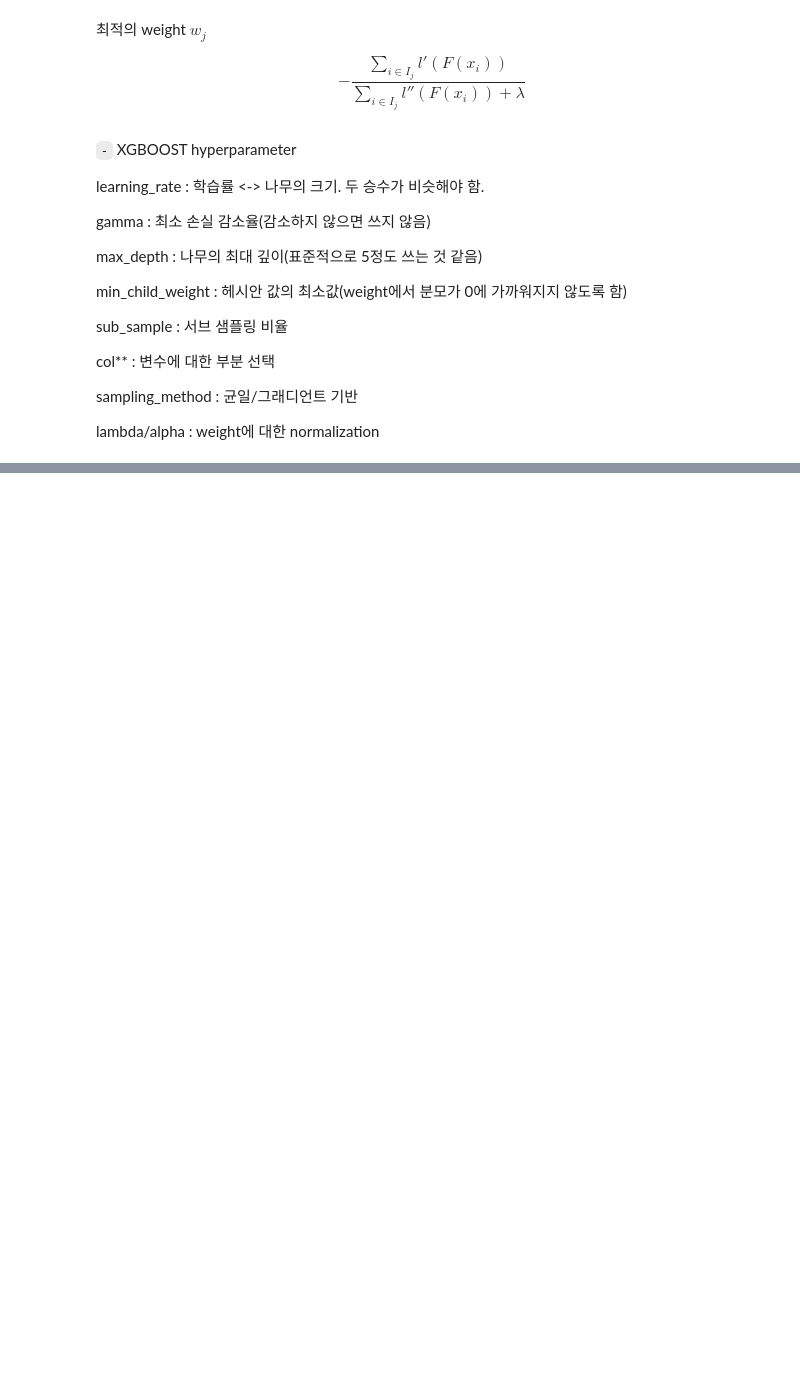
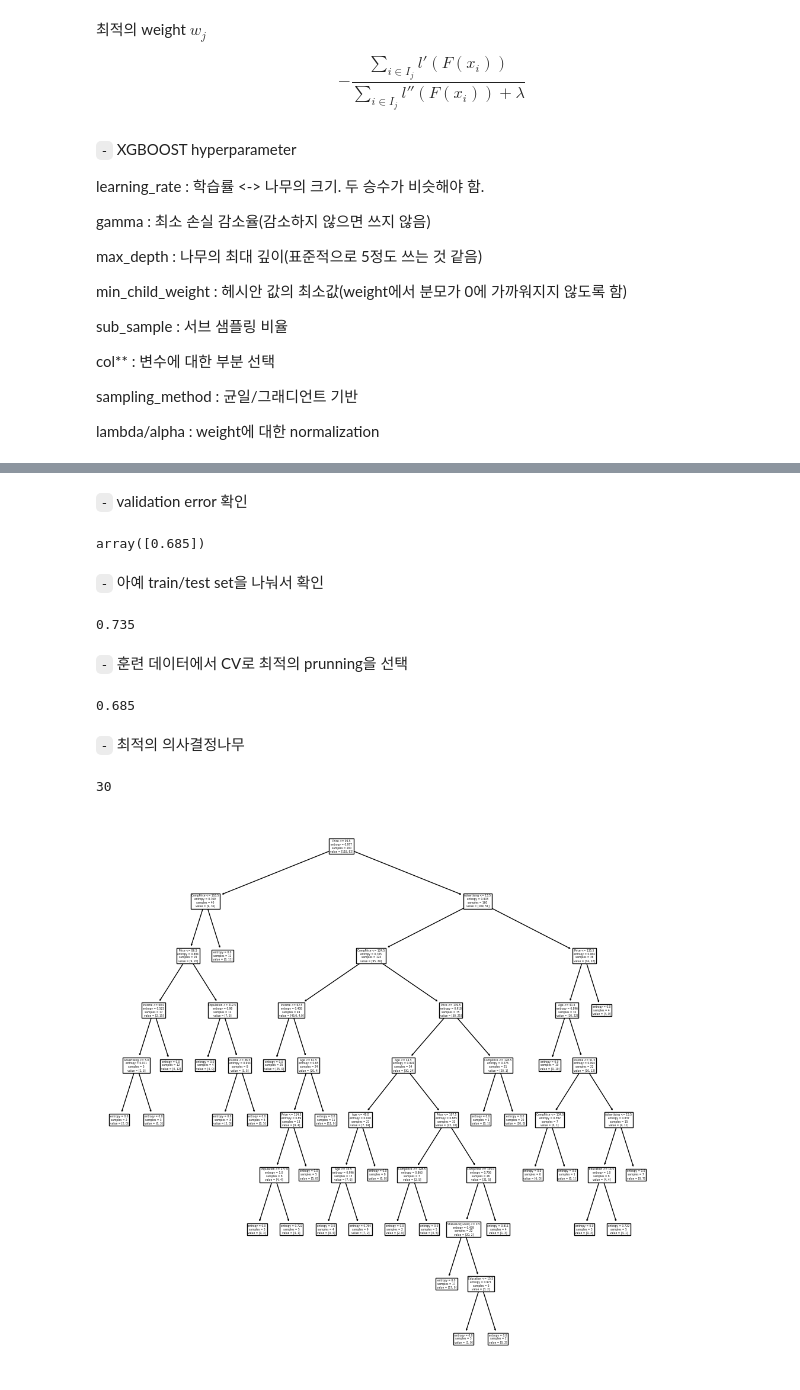
Before and after one commit to HollyRiver/ML2024, a Jupyter notebook: practice/7. Tree model.ipynb, the cells around one changed output, grey strips where cells are left out. Drawn from its saved outputs; the diff is of its cells as text; code cells hidden in the pictures; blank space fills up the shorter version.

```diff
--- a/practice/7. Tree model.ipynb
+++ b/practice/7. Tree model.ipynb
@@ -369,0 +461,37 @@ lambda/alpha : weight에 대한 normalization
+# %% [markdown]
+`-` validation error 확인
+# %%
+validation = skm.ShuffleSplit(n_splits=1, test_size=200, random_state=0) ## 그냥 5:5로 쪼갬
+results = skm.cross_validate(clf, D, High, cv=validation) ## clf : model, D : dataset
+results['test_score']
+# %% [output]
+array([0.685])
+# %% [markdown]
+`-` 아예 train/test set을 나눠서 확인
+# %%
+(X_train, X_test, High_train, High_test) = skm.train_test_split(X, High, test_size=0.5, random_state=0)
+clf = DTC(criterion='entropy', random_state=0)
+clf.fit(X_train, High_train)
+accuracy_score(High_test, clf.predict(X_test))
+# %% [output]
+0.735
+# %% [markdown]
+`-` 훈련 데이터에서 CV로 최적의 prunning을 선택
+# %%
+ccp_path = clf.cost_complexity_pruning_path(X_train, High_train)
+kfold = skm.KFold(10, random_state=1, shuffle=True)
+grid = skm.GridSearchCV(clf, {'ccp_alpha': ccp_path.ccp_alphas}, refit=True,cv=kfold, scoring='accuracy') ## ccp_path.ccp_alphas는 이제 손실함수 뒤에 붙은 패널티항의 수준
+grid.fit(X_train, High_train)
+grid.best_score_
+# %% [output]
+0.685
+# %% [markdown]
+`-` 최적의 의사결정나무
+# %%
+ax = subplots(figsize=(12, 12))[1]
+best_ = grid.best_estimator_
+plot_tree(best_, feature_names=feature_names, ax=ax);
+best_.tree_.n_leaves
+# %% [output]
+30
+[figure, added]
```
Also changed, not shown: parts of 43 cells of this notebook, 9 other files.
